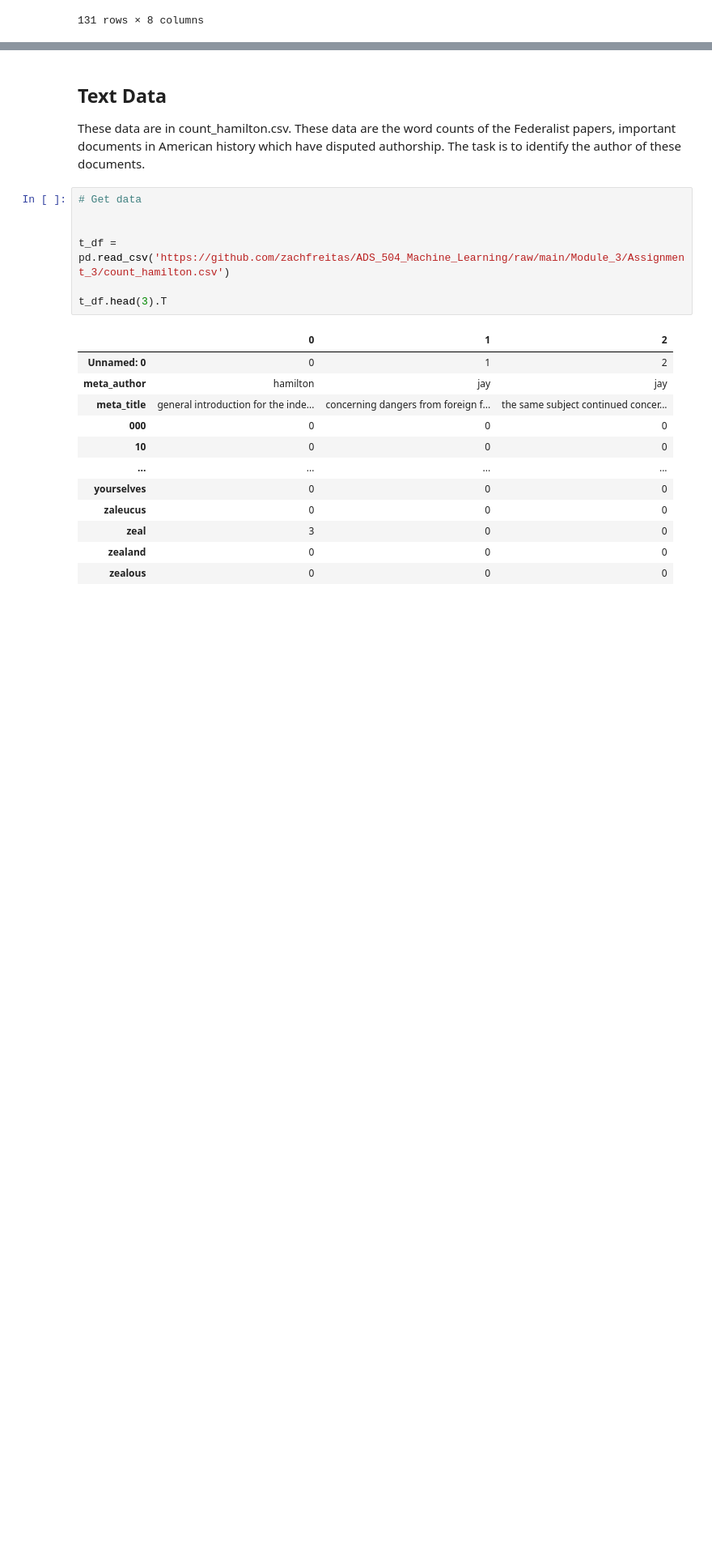
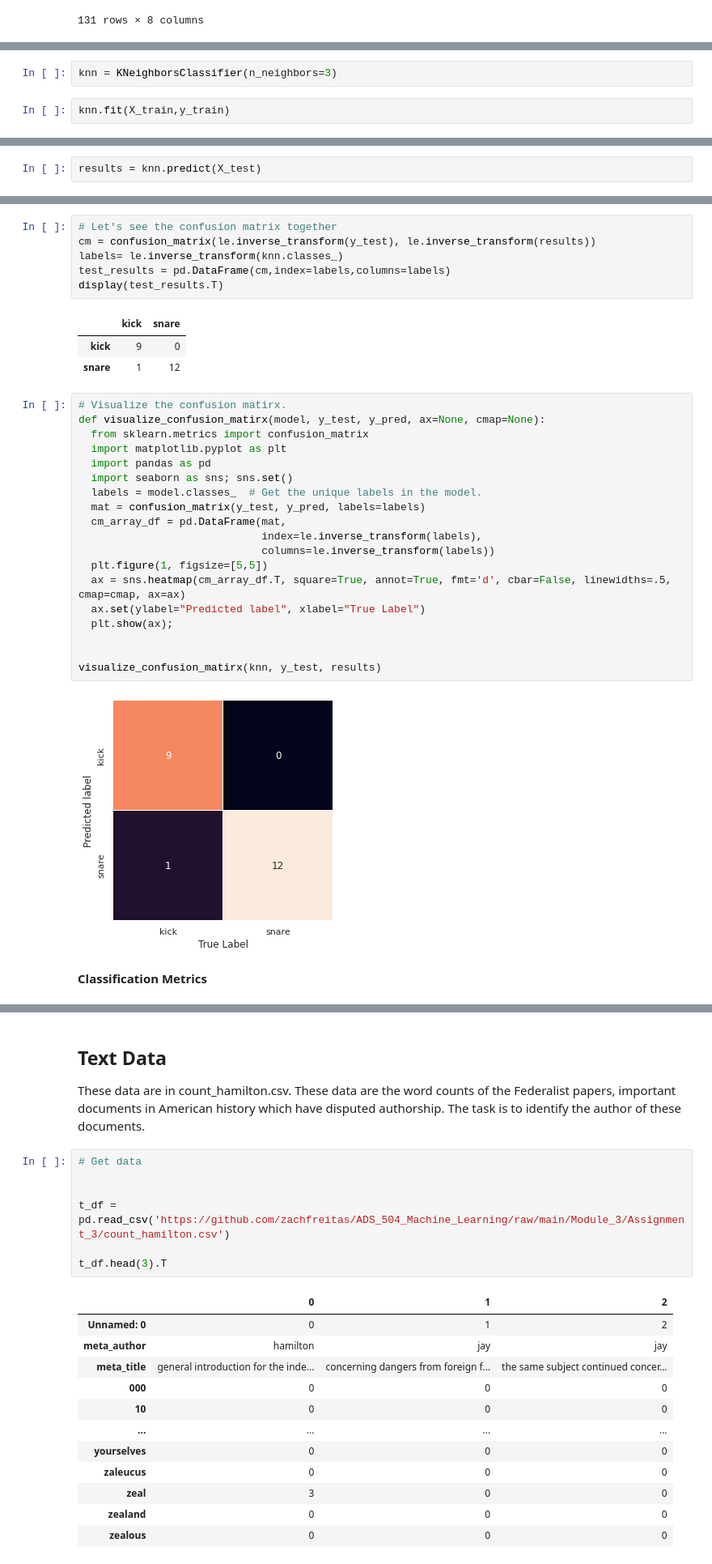
Before and after one commit to zachfreitas/ADS_504_Machine_Learning, a Jupyter notebook: Module_3/Assignment_3/Zachariah_Freitas_Assignment_3.1.ipynb, the cells around one changed output, grey strips where cells are left out. Shown at 81% size. Saved outputs shown, nothing was run; the diff lists cells and outputs as text; blank space fills up the shorter version.

```diff
--- a/Module_3/Assignment_3/Zachariah_Freitas_Assignment_3.1.ipynb
+++ b/Module_3/Assignment_3/Zachariah_Freitas_Assignment_3.1.ipynb
@@ -75,0 +139,4 @@ d_df.describe().T
+# %%
+knn = KNeighborsClassifier(n_neighbors=3)
+# %%
+knn.fit(X_train,y_train)
@@ -75,0 +151,2 @@ d_df.describe().T
+# %%
+results = knn.predict(X_test)
@@ -75,0 +165,33 @@ d_df.describe().T
+# %%
+# Let's see the confusion matrix together
+cm = confusion_matrix(le.inverse_transform(y_test), le.inverse_transform(results))
+labels= le.inverse_transform(knn.classes_)
+test_results = pd.DataFrame(cm,index=labels,columns=labels)
+display(test_results.T)
+# %% [output]
+|  | kick | snare |
+| kick | 9 | 0 |
+| snare | 1 | 12 |
+# %%
+# Visualize the confusion matirx.
+def visualize_confusion_matirx(model, y_test, y_pred, ax=None, cmap=None):
+  from sklearn.metrics import confusion_matrix
+  import matplotlib.pyplot as plt
+  import pandas as pd
+  import seaborn as sns; sns.set()
+  labels = model.classes_  # Get the unique labels in the model.
+  mat = confusion_matrix(y_test, y_pred, labels=labels)
+  cm_array_df = pd.DataFrame(mat,
+                             index=le.inverse_transform(labels),
+                             columns=le.inverse_transform(labels))
+  plt.figure(1, figsize=[5,5])
+  ax = sns.heatmap(cm_array_df.T, square=True, annot=True, fmt='d', cbar=False, linewidths=.5, cmap=cmap, ax=ax)
+  ax.set(ylabel="Predicted label", xlabel="True Label")
+  plt.show(ax);
+
+
+visualize_confusion_matirx(knn, y_test, results)
+# %% [output]
+[figure, added]
+# %% [markdown]
+**Classification Metrics**
```
Also changed, not shown: parts of 34 cells of this notebook.
